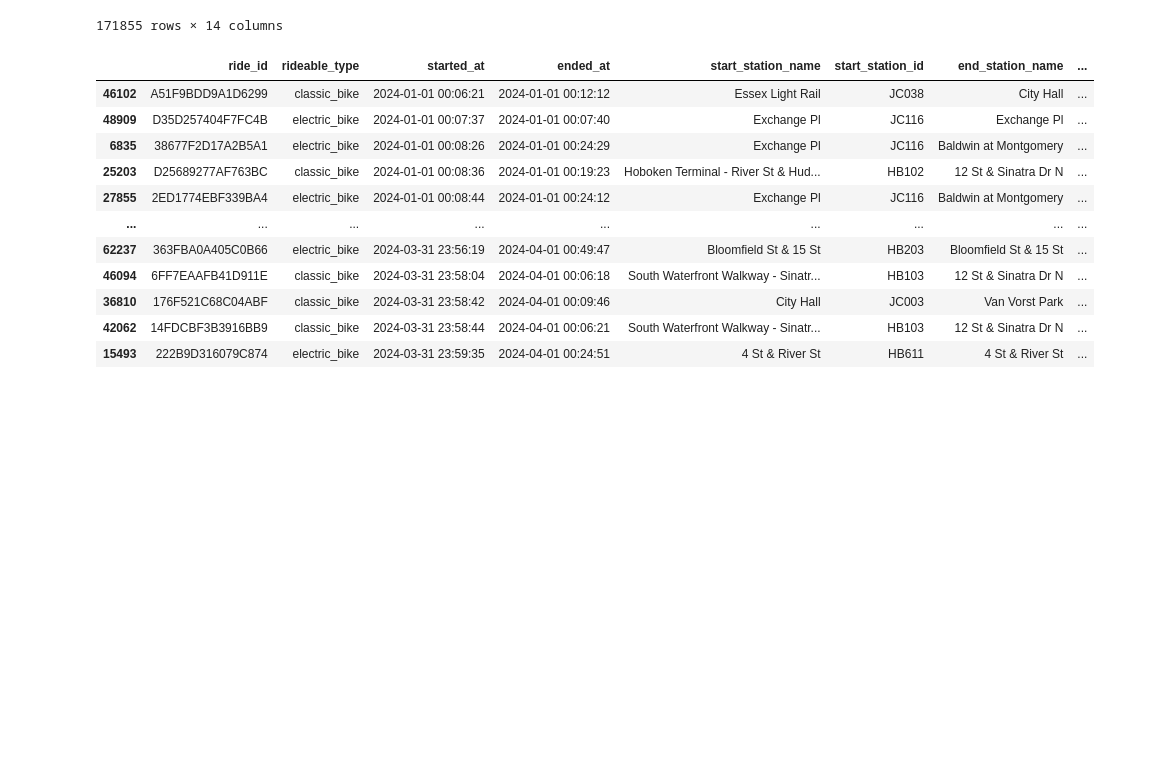
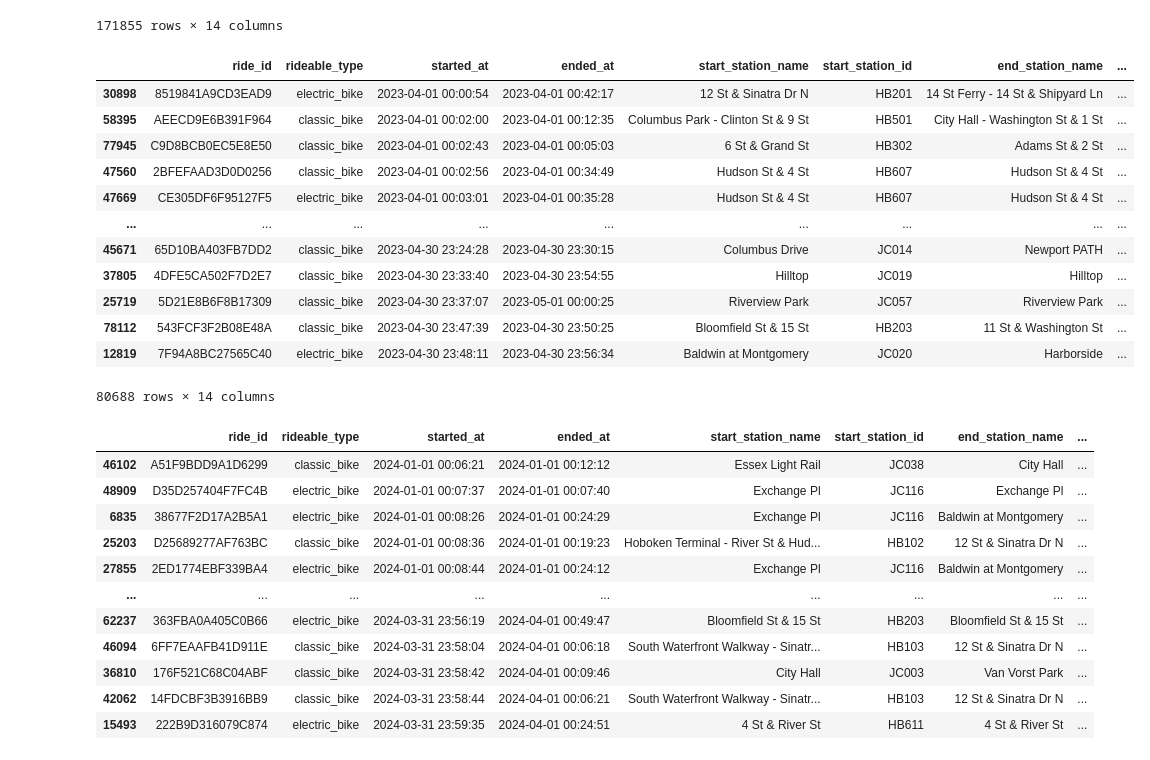
Before and after one commit to bassoon03/Module-18-Challenge, a Jupyter notebook: Module 18 Jupyter Code.ipynb, the cells around one changed output. Drawn from its saved outputs; the diff is of its cells as text; code cells hidden in the pictures; blank space fills up the shorter version.

```diff
--- a/Module 18 Jupyter Code.ipynb
+++ b/Module 18 Jupyter Code.ipynb
@@ -108,6 +181,23 @@ quarter1_df
 | 65579 | 63F3690F5A7D58D4 | classic_bike | 2024-03-08 16:47:01 | 2024-03-08 16:56:44 | Grove St PATH | JC115 | Lafayette Park | ... |
 | 65580 | 6E87C99CDDA7FCE4 | electric_bike | 2024-03-24 11:49:27 | 2024-03-24 11:54:47 | Grove St PATH | JC115 | Lafayette Park | ... |
 171855 rows × 14 columns
+# %%
+new_file_df.sort_values(by = ['started_at'], inplace = True)
+new_file_df
+# %% [output]
+|  | ride_id | rideable_type | started_at | ended_at | start_station_name | start_station_id | end_station_name | ... |
+| 30898 | 8519841A9CD3EAD9 | electric_bike | 2023-04-01 00:00:54 | 2023-04-01 00:42:17 | 12 St & Sinatra Dr N | HB201 | 14 St Ferry - 14 St & Shipyard Ln | ... |
+| 58395 | AEECD9E6B391F964 | classic_bike | 2023-04-01 00:02:00 | 2023-04-01 00:12:35 | Columbus Park - Clinton St & 9 St | HB501 | City Hall - Washington St & 1 St | ... |
+| 77945 | C9D8BCB0EC5E8E50 | classic_bike | 2023-04-01 00:02:43 | 2023-04-01 00:05:03 | 6 St & Grand St | HB302 | Adams St & 2 St | ... |
+| 47560 | 2BFEFAAD3D0D0256 | classic_bike | 2023-04-01 00:02:56 | 2023-04-01 00:34:49 | Hudson St & 4 St | HB607 | Hudson St & 4 St | ... |
+| 47669 | CE305DF6F95127F5 | electric_bike | 2023-04-01 00:03:01 | 2023-04-01 00:35:28 | Hudson St & 4 St | HB607 | Hudson St & 4 St | ... |
+| ... | ... | ... | ... | ... | ... | ... | ... | ... |
+| 45671 | 65D10BA403FB7DD2 | classic_bike | 2023-04-30 23:24:28 | 2023-04-30 23:30:15 | Columbus Drive | JC014 | Newport PATH | ... |
+| 37805 | 4DFE5CA502F7D2E7 | classic_bike | 2023-04-30 23:33:40 | 2023-04-30 23:54:55 | Hilltop | JC019 | Hilltop | ... |
+| 25719 | 5D21E8B6F8B17309 | classic_bike | 2023-04-30 23:37:07 | 2023-05-01 00:00:25 | Riverview Park | JC057 | Riverview Park | ... |
+| 78112 | 543FCF3F2B08E48A | classic_bike | 2023-04-30 23:47:39 | 2023-04-30 23:50:25 | Bloomfield St & 15 St | HB203 | 11 St & Washington St | ... |
+| 12819 | 7F94A8BC27565C40 | electric_bike | 2023-04-30 23:48:11 | 2023-04-30 23:56:34 | Baldwin at Montgomery | JC020 | Harborside | ... |
+80688 rows × 14 columns
 # %%
 quarter1_df.sort_values(by = ['started_at'], inplace = True)
 quarter1_df
```
Also changed, not shown: parts of 12 cells of this notebook, 2 other files.
